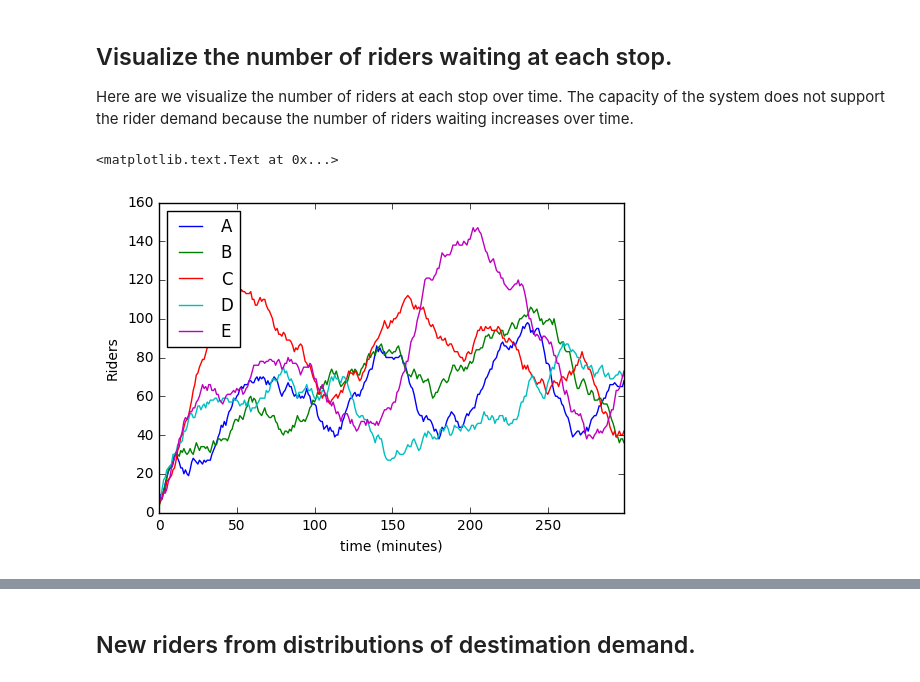
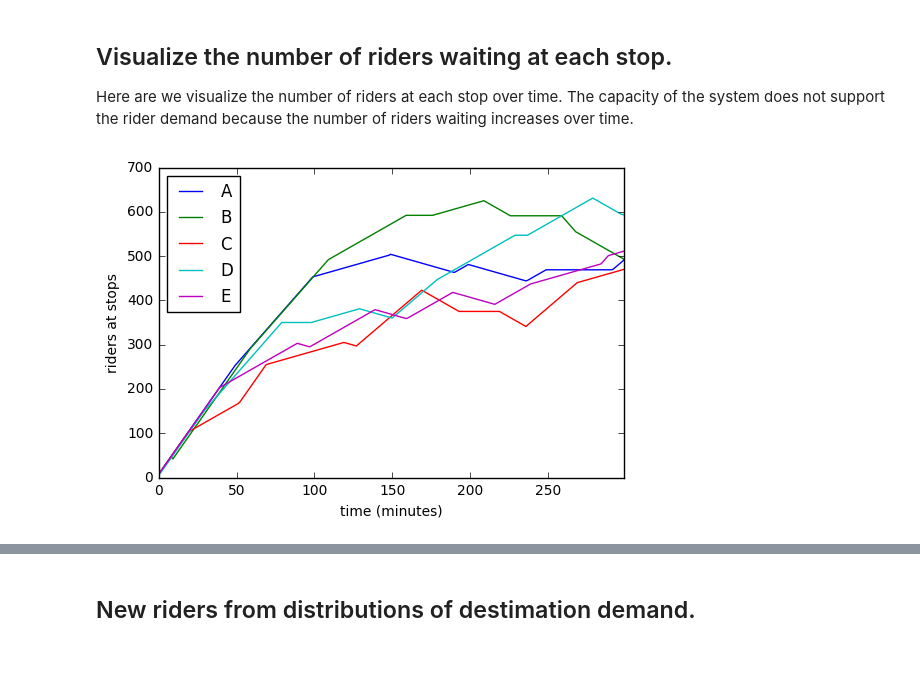
Before and after one commit to wroscoe/notebooks, a Jupyter notebook: First Principles of Transit.ipynb, the cells around one changed output, grey strips where cells are left out. Drawn from its saved outputs; the diff is of its cells as text; code cells hidden in the pictures.

```diff
--- a/First Principles of Transit.ipynb
+++ b/First Principles of Transit.ipynb
@@ -246,3 +255,10 @@ class Recorder ():
         df =  pd.DataFrame(self.records[name])
         df = df.fillna(0)
         return df
+# %%
+R = Recorder()
+R.save('color', {'blue': i})
+for i in range(3):
+    R.save('speed', {'mph': i})
+
+R.get('speed') #return pandas DataFrame (use .plot() to visualize)
@@ -330,29 +352,36 @@ class TrainSimulator(Simulator):
         return self.R
 # %% [markdown]
 Now we create the objects and loop over the step for the perod of time we want to simulate.
-# %%
-def new_train_sim(capacity=10, spacing=10):
-    train1 = Vehicle('train1', 'B', capacity=capacity)
-    train2 = Vehicle('train2', 'D', capacity=capacity)
-    vehicles = [train1, train2]
-
-    stop_names = list('ABCDE')
-    stops = new_stops(stop_names)
-    path = CirclePath(stop_names,[spacing]*len(stop_names))
-    return TrainSimulator(vehicles, stops, path)
-
-TS = new_train_sim(capacity=3, spacing=3)
-R  = TS.run(300)
+# %%
+import string
+
+def new_train_sim(num_vehicles=1, num_stops=5, vehicle_capacity=10, spacing=10):
+
+    stop_names = string.ascii_uppercase[:num_stops]
+
+    stops = new_stops(stop_names)
+
+    vehicles = []
+    for i in range(num_vehicles):
+        vehicles.append(Vehicle ('train %s'%i, stop_names[i], capacity=vehicle_capacity) )
+
+    path = CirclePath(stop_names,[spacing]*num_stops)
+
+    return TrainSimulator(vehicles, stops, path)
+
+
+Sim = new_train_sim() #create simulation
+R  = Sim.run(300) #run simulation for 300 steps
 # %% [markdown]
 ## Visualize the number of riders waiting at each stop.
 Here are we visualize the number of riders at each stop over time. The capacity of the system does not support the rider demand because the number of riders waiting increases over time.
 # %%
 %matplotlib inline
 
 df = R.get('riders at stops')
 ax = df.plot()
-ax.set_xlabel('time (minutes)')
-ax.set_ylabel('Riders')
+
+#set axis labels
+ax.set_xlabel('time (minutes)'); ax.set_ylabel('riders at stops');
 # %% [output]
-<matplotlib.text.Text at 0x...>
-[figure, old version]
+[figure, new version]
```
Also changed, not shown: parts of 46 cells of this notebook.
